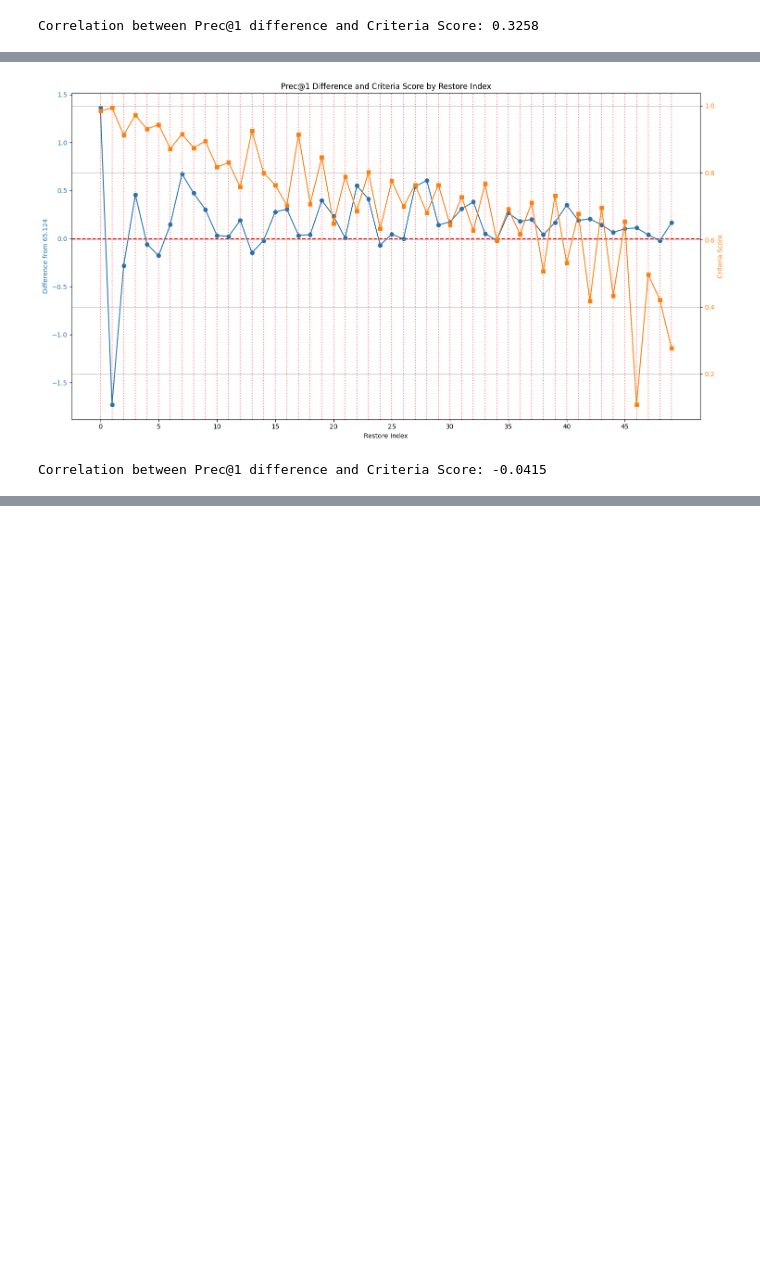
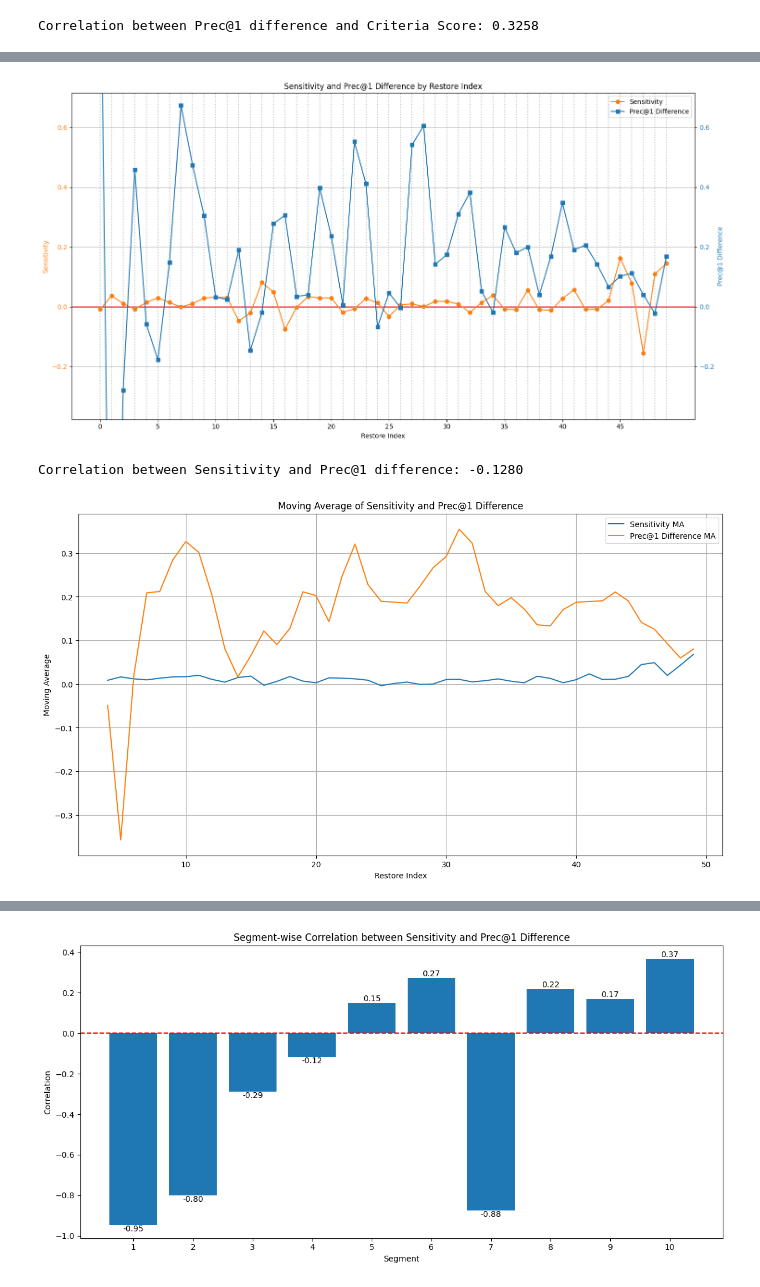
Before and after one commit to LeSN-Lab/diff-ViT, a Jupyter notebook: layerwise_restore_plot.ipynb, the cells around one changed output, grey strips where cells are left out. Saved outputs shown, nothing was run; the diff lists cells and outputs as text; code cells hidden in the pictures; blank space fills up the shorter version.

```diff
--- a/layerwise_restore_plot.ipynb
+++ b/layerwise_restore_plot.ipynb
@@ -435,10 +752,5 @@ Overall correlation between Sensitivity and Prec@1 difference: -0.0284
 # %%
-import matplotlib.pyplot as plt
-import re
-import numpy as np
-
-# 데이터 파싱 (기존 코드와 동일)
-data = """
+false_int4_int32_data = """
  * Restore Index: 0, Prec@1 58.024 Prec@5 81.190 Time 33.001
  * Restore Index: 1, Prec@1 54.934 Prec@5 78.820 Time 32.773
  * Restore Index: 2, Prec@1 56.382 Prec@5 80.028 Time 33.106
@@ -470,84 +782,48 @@ data = """
  * Restore Index: 28, Prec@1 57.268 Prec@5 80.768 Time 32.688
  * Restore Index: 29, Prec@1 56.804 Prec@5 80.184 Time 33.153
  * Restore Index: 30, Prec@1 56.836 Prec@5 80.206 Time 33.055
  * Restore Index: 31, Prec@1 56.972 Prec@5 80.324 Time 32.572
  * Restore Index: 32, Prec@1 57.044 Prec@5 80.160 Time 33.006
  * Restore Index: 33, Prec@1 56.714 Prec@5 80.126 Time 33.266
  * Restore Index: 34, Prec@1 56.642 Prec@5 80.066 Time 32.727
  * Restore Index: 35, Prec@1 56.928 Prec@5 80.224 Time 33.121
  * Restore Index: 36, Prec@1 56.842 Prec@5 80.214 Time 32.749
  * Restore Index: 37, Prec@1 56.862 Prec@5 80.120 Time 32.822
  * Restore Index: 38, Prec@1 56.702 Prec@5 80.222 Time 32.932
  * Restore Index: 39, Prec@1 56.830 Prec@5 80.220 Time 33.133
  * Restore Index: 40, Prec@1 57.010 Prec@5 80.322 Time 33.095
  * Restore Index: 41, Prec@1 56.852 Prec@5 80.256 Time 32.792
  * Restore Index: 42, Prec@1 56.868 Prec@5 80.076 Time 32.267
  * Restore Index: 43, Prec@1 56.804 Prec@5 80.204 Time 33.246
  * Restore Index: 44, Prec@1 56.728 Prec@5 80.114 Time 32.489
  * Restore Index: 45, Prec@1 56.764 Prec@5 80.294 Time 32.813
  * Restore Index: 46, Prec@1 56.774 Prec@5 80.246 Time 32.923
  * Restore Index: 47, Prec@1 56.702 Prec@5 80.162 Time 33.095
  * Restore Index: 48, Prec@1 56.640 Prec@5 80.140 Time 32.232
  * Restore Index: 49, Prec@1 56.830 Prec@5 80.314 Time 32.785
+
 """
+#* Restore Index: nothing, Prec@1 56.662 Prec@5 80.122 Time 33.858
+false_all_int4_baseline = 56.662
 
-# 정규 표현식을 사용하여 인덱스와 Prec@1 값 추출 (기존 코드와 동일)
-pattern = r'Restore Index: (\d+), Prec@1 (\d+\.\d+)'
-matches = re.findall(pattern, data)
+import os, pickle
 
-# 데이터 준비 (기존 코드와 동일)
-indices = [int(match[0]) for match in matches]
-prec_values = [float(match[1]) for match in matches]
+false_not_int4_file_path = os.path.join('/home/jieungkim/quantctr/diff-ViT/ddv_cka_score/false_cka_with_adversarial_not_quantized_int4_model_test/false_cka_with_adversarial_not_quantized_int4_model_test_heatmap.pkl')
 
-# 64.976을 기준으로 증감 계산 (기존 코드와 동일)
-baseline = 56.662
-differences = [val - baseline for val in prec_values]
+# 파일을 읽고 내용을 불러옵니다.
+with open(false_not_int4_file_path, 'rb') as file:
+    false_not_int4_heatmap_data = pickle.load(file)
 
-# 새로운 criteria score 데이터
-criteria_scores = [0.9844448,  0.9935216,  0.91239,    0.972006,   0.9304684,  0.94346267,
- 0.8716429, 0.9154098 ,0.87400585 ,0.89458317 ,0.8166947,0.8304384,
- 0.7571666, 0.92527306,0.7997454  ,0.7632359  ,0.7024621,0.9142635,
- 0.7072104, 0.84672225,0.6491657  ,0.78876126 ,0.6865298,0.8020268,
- 0.6330995, 0.7759002 ,0.6992266  ,0.7638815  ,0.6803936,0.7635767,
- 0.6450786, 0.7278422 ,0.62752223 ,0.7678086  ,0.5996192,0.6920391,
- 0.6166656, 0.7109409 ,0.50659615 ,0.7315604  ,0.5311727,0.6771571,
- 0.4179044, 0.6954315 ,0.43368763 ,0.65406746 ,0.1090403,0.49660543,
- 0.4209761, 0.27660817]
+# NumPy 배열로 변환 (이미 NumPy 배열이 아닌 경우)
+if not isinstance(false_not_int4_heatmap_data, np.ndarray):
+    false_not_int4_heatmap_data = np.array(false_not_int4_heatmap_data)
 
-# 그래프 그리기
-fig, ax1 = plt.subplots(figsize=(15, 8))  # 그래프 크기를 조금 더 크게 조정
+# 대각 성분 추출
+false_not_int4_diagonal_elements = np.diag(false_not_int4_heatmap_data)
 
-# Prec@1 차이 그래프 (왼쪽 y축)
-color = 'tab:blue'
-ax1.set_xlabel('Restore Index')
-ax1.set_ylabel('Difference from 65.124', color=color)
-ax1.plot(indices, differences, color=color, marker='o', zorder=3)
-ax1.tick_params(axis='y', labelcolor=color)
-ax1.axhline(y=0, color='r', linestyle='--', zorder=2)
-
-# Criteria Score 그래프 (오른쪽 y축)
-ax2 = ax1.twinx()
-color = 'tab:orange'
-ax2.set_ylabel('Criteria Score', color=color)
-ax2.plot(indices, criteria_scores, color=color, marker='s', zorder=3)
-ax2.tick_params(axis='y', labelcolor=color)
-
-# 각 Restore Index에 대한 수직선 추가
-for idx in indices:
-    plt.axvline(x=idx, color='red', linestyle=':', alpha=0.5, zorder=1)
-
-plt.title('Prec@1 Difference and Criteria Score by Restore Index')
-plt.grid(True, zorder=0)
-
-# x축 눈금 설정
-plt.xticks(range(0, max(indices)+1, 5))
-
-plt.tight_layout()
-plt.show()
-
-# 상관관계 계산
-correlation = np.corrcoef(differences, criteria_scores)[0, 1]
-print(f"Correlation between Prec@1 difference and Criteria Score: {correlation:.4f}")
+# print(false_not_int4_diagonal_elements)
+plotCkaAndRestoreation(false_int4_int32_data, false_not_int4_diagonal_elements, false_all_int4_baseline, num_segments = 10)
 # %% [output]
-[figure, old version]
+[figure, new version]
-Correlation between Prec@1 difference and Criteria Score: -0.0415
+Correlation between Sensitivity and Prec@1 difference: -0.1280
+[figure, added]
@@ -553,0 +844 @@ Correlation between Prec@1 difference and Criteria Score: -0.0415
+[figure, added]
```
Also changed, not shown: parts of 21 cells of this notebook.
